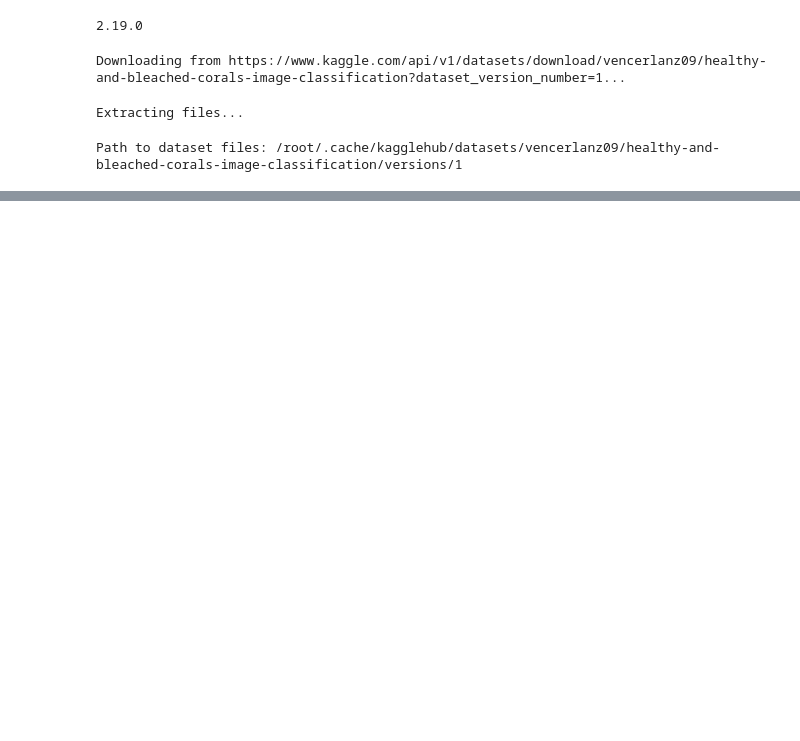
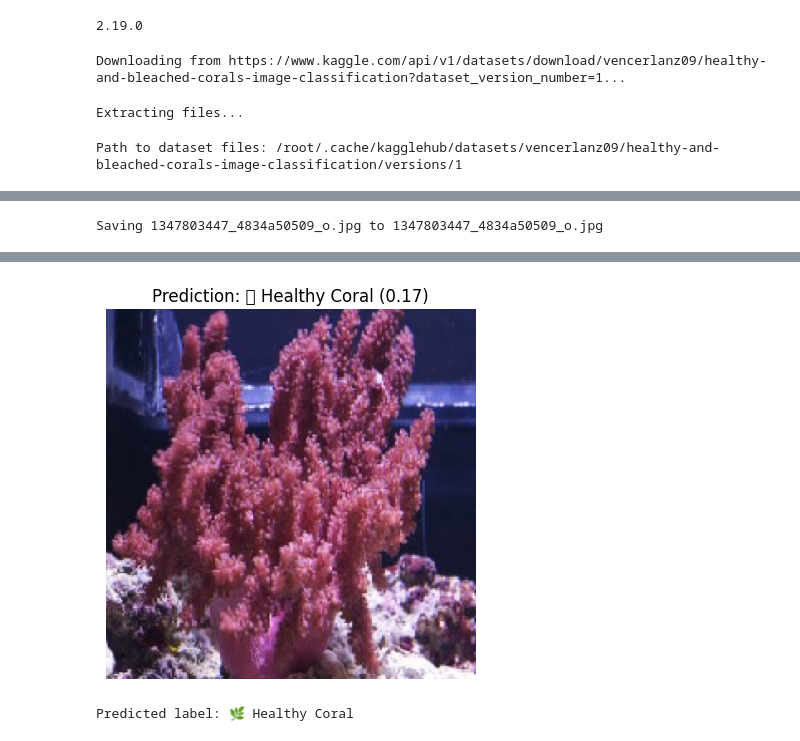
Before and after one commit to AkashXII/DeepReef-Ai, a Jupyter notebook: reef.ipynb, the cells around one changed output, grey strips where cells are left out. Drawn from its saved outputs; the diff is of its cells as text; code cells hidden in the pictures; blank space fills up the shorter version.

Commit message:
new reef notebook with accurate prediction

```diff
--- a/reef.ipynb
+++ b/reef.ipynb
@@ -146,0 +147,30 @@ WARNING:absl:You are saving your model as an HDF5 file via `model.save()` or `ke
+# %%
+from google.colab import files
+from tensorflow.keras.preprocessing import image
+import numpy as np
+import matplotlib.pyplot as plt
+
+# Upload test image
+uploaded = files.upload()
+img_path = list(uploaded.keys())[0]
+
+# Load and preprocess
+img = image.load_img(img_path, target_size=(224, 224))
+img_array = image.img_to_array(img)
+img_array = np.expand_dims(img_array, axis=0) / 255.0
+
+# Load your trained model
+model = tf.keras.models.load_model("coral_bleaching_model_improved.h5")
+
+# Predict
+prediction = model.predict(img_array)[0][0]
+
+# Show results
+plt.imshow(img)
+plt.axis("off")
+label = "🌿 Healthy Coral" if prediction < 0.5 else "🪸 Bleached Coral"
+plt.title(f"Prediction: {label} ({prediction:.2f})")
+plt.show()
+
+print(f"Predicted label: {label}")
+# %% [output]
@@ -146,0 +178 @@ WARNING:absl:You are saving your model as an HDF5 file via `model.save()` or `ke
+Saving 1347803447_4834a50509_o.jpg to 1347803447_4834a50509_o.jpg
@@ -146,0 +182,2 @@ WARNING:absl:You are saving your model as an HDF5 file via `model.save()` or `ke
+[figure, added]
+Predicted label: 🌿 Healthy Coral
```
Also changed, not shown: parts of 2 cells of this notebook.
